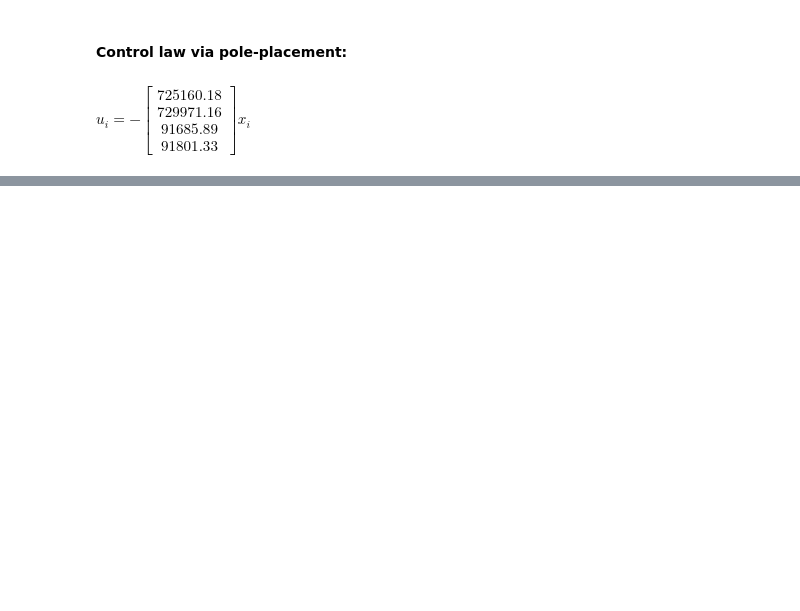
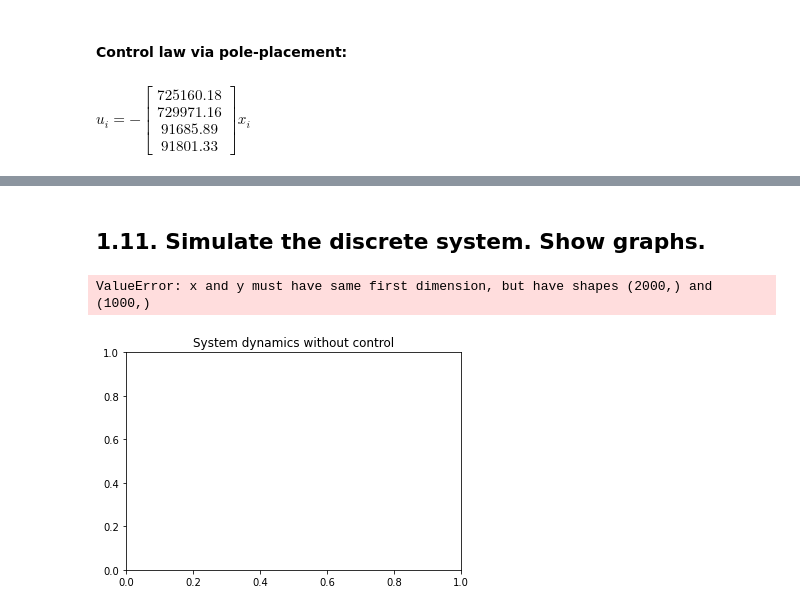
Before and after one commit to AsiiaPine/CTAssignment2, a Jupyter notebook: main.ipynb, the cells around one changed output, grey strips where cells are left out. Saved outputs shown, nothing was run; the diff lists cells and outputs as text; code cells hidden in the pictures; blank space fills up the shorter version.

```diff
--- a/main.ipynb
+++ b/main.ipynb
@@ -455,0 +452,41 @@ print("Martix K:", K)
+# %% [markdown]
+## 1.11. Simulate the discrete system. Show graphs.
+# %%
+def plot_solution(x, control):
+    figure()
+    title("System dynamics"+ control)
+    colors = ['b', 'r', 'c', 'm']
+    for i in range(x.shape[1]):
+        step(t, x[:, i], linewidth=2.0, color=colors[i], label = "x" + str(i))
+    grid(True, color='black', linestyle='--', linewidth=1.0, alpha = 0.7)
+    legend()
+    show()
+    # plot(t, simulations['slow']['x'][:, 0], 'r', linewidth=2.0, label='x[1]')
+    # plot(t, simulations['slow']['x'][:, 2], 'b', linewidth=2.0, label='x[2]')
+    # plot(t, simulations['fast']['x'][:, 0], 'g--', linewidth=2.0, label='x[3]')
+    # plot(t, simulations['fast']['x'][:, 2], 'y--', linewidth=2.0, label='x[4]')
+# %%
+def x_next(x, Ad, Bd, k):
+    return (Ad - Bd @ k) @ x
+
+
+def w_or_wo_control(control, k):
+    x = C
+    td = np.linspace(0, 10, 1000)
+    xs = [x]
+
+    for t_ in td[:-1]:
+        x = x_next(x, Ad, Bd, k)
+        xs.append(x)
+
+    solution = np.array(xs)
+    control = " with control" if control else " without control"
+    plot_solution(solution, control)
+
+# discrete system without control
+w_or_wo_control(False, np.eye(1))
+# discrete system with control
+w_or_wo_control(True, Kd_pp)
+# %% [output]
+ValueError: x and y must have same first dimension, but have shapes (2000,) and (1000,)
+[figure, added]
```
Also changed, not shown: parts of 21 cells of this notebook.
